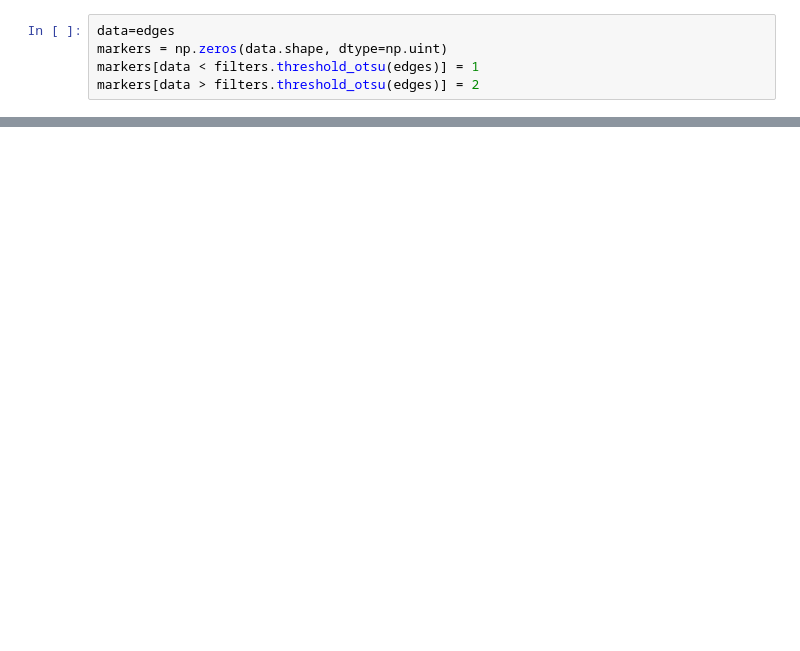
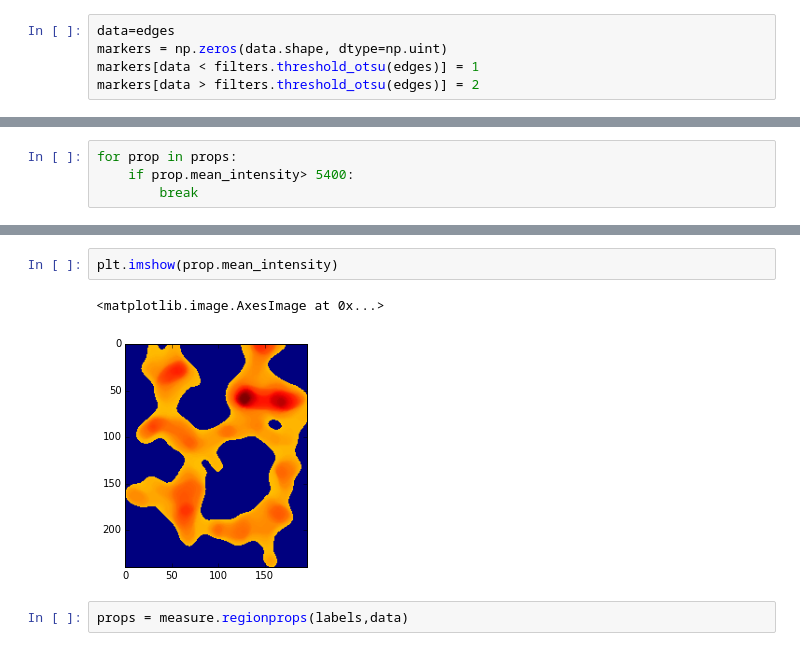
Before and after one commit to rraadd88/htsimaging, a Jupyter notebook: htsimaging/test_ana1_nd2csv.ipynb, the cells around one changed output, grey strips where cells are left out. Drawn from its saved outputs; the diff is of its cells as text; blank space fills up the shorter version.

```diff
--- a/htsimaging/test_ana1_nd2csv.ipynb
+++ b/htsimaging/test_ana1_nd2csv.ipynb
@@ -221,0 +233,4 @@ props = measure.regionprops(lbl,data)
+# %%
+for prop in props:
+    if prop.mean_intensity> 5400:
+        break
@@ -222,3 +247,10 @@ props = measure.regionprops(lbl,data)
+# %%
+plt.imshow(prop.mean_intensity)
+# %% [output]
+<matplotlib.image.AxesImage at 0x...>
+[figure, added]
+# %%
+props = measure.regionprops(labels,data)
 # %%
 len(props)
 # %% [output]
```
Also changed, not shown: parts of 11 cells of this notebook, 1 other file.
